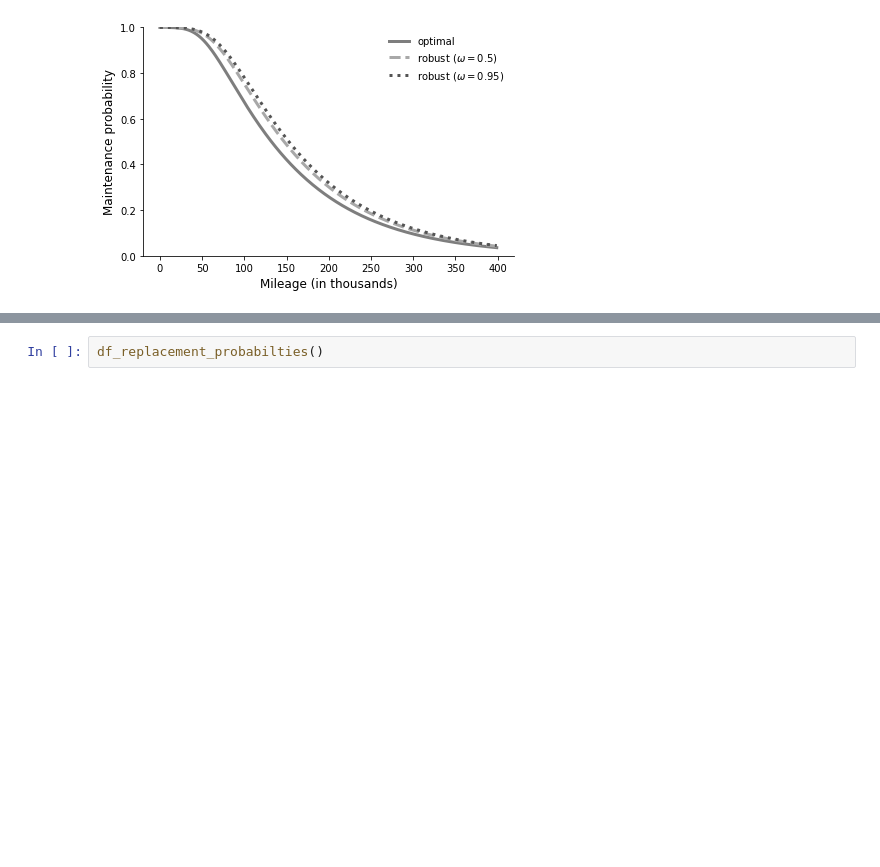
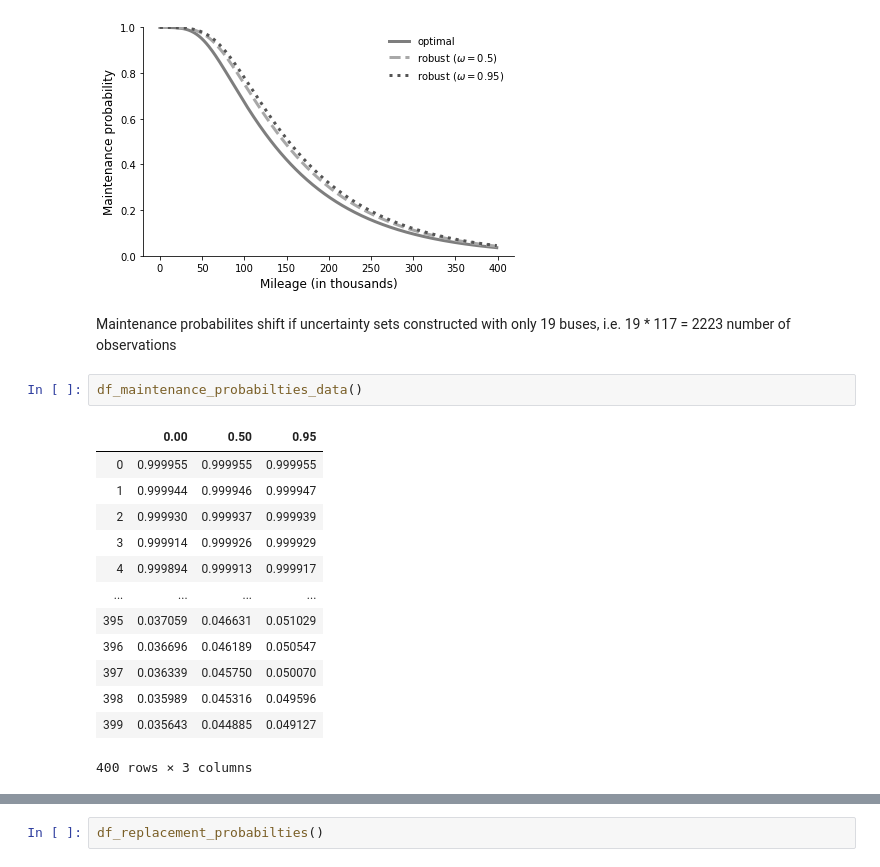
Before and after one commit to robustzurcher/analysis, a Jupyter notebook: notebooks/03_application.ipynb, the cells around one changed output, grey strips where cells are left out. Cells and saved outputs as stored; diff of their text form; blank space fills up the shorter version.

```diff
--- a/notebooks/03_application.ipynb
+++ b/notebooks/03_application.ipynb
@@ -60,3 +60,21 @@ get_maintenance_probabilities()
 # %% [output]
 [figure]
 [figure]
+# %% [markdown]
+Maintenance probabilites shift if uncertainty sets constructed with only 19 buses, i.e. 19 * 117 = 2223 number of observations
+# %%
+df_maintenance_probabilties_data()
+# %% [output]
+|  | 0.00 | 0.50 | 0.95 |
+| 0 | 0.999955 | 0.999955 | 0.999955 |
+| 1 | 0.999944 | 0.999946 | 0.999947 |
+| 2 | 0.999930 | 0.999937 | 0.999939 |
+| 3 | 0.999914 | 0.999926 | 0.999929 |
+| 4 | 0.999894 | 0.999913 | 0.999917 |
+| ... | ... | ... | ... |
+| 395 | 0.037059 | 0.046631 | 0.051029 |
+| 396 | 0.036696 | 0.046189 | 0.050547 |
+| 397 | 0.036339 | 0.045750 | 0.050070 |
+| 398 | 0.035989 | 0.045316 | 0.049596 |
+| 399 | 0.035643 | 0.044885 | 0.049127 |
+400 rows × 3 columns
```
Also changed, not shown: parts of 1 cell of this notebook, 1 other file.
